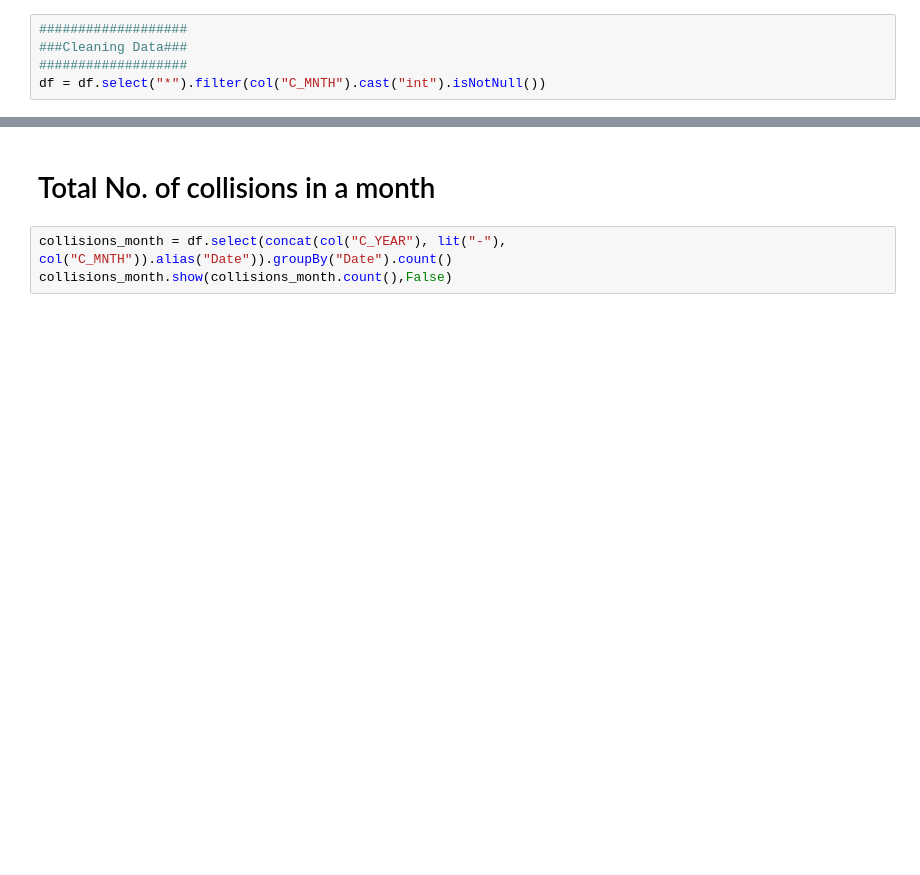
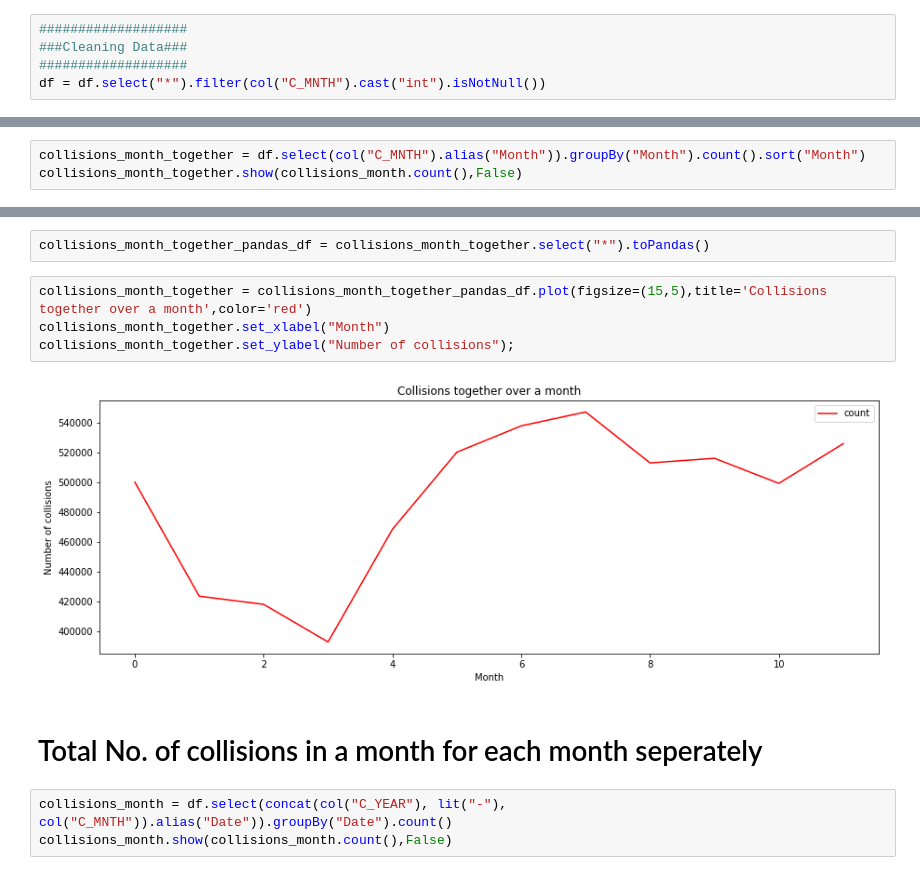
Before and after one commit to SinghGursimran/Analysis-of-Car-Accidents-in-Canada-using-PySpark, a Jupyter notebook: Analysis.ipynb, the cells around one changed output, grey strips where cells are left out. Cells and saved outputs as stored; diff of their text form; blank space fills up the shorter version.

Commit message:
Graphs

```diff
--- a/Analysis.ipynb
+++ b/Analysis.ipynb
@@ -59,0 +62,3 @@ df = df.select("*").filter(col("C_MNTH").cast("int").isNotNull())
+# %%
+collisions_month_together = df.select(col("C_MNTH").alias("Month")).groupBy("Month").count().sort("Month")
+collisions_month_together.show(collisions_month.count(),False)
@@ -60,5 +82,13 @@ df = df.select("*").filter(col("C_MNTH").cast("int").isNotNull())
+# %%
+collisions_month_together_pandas_df = collisions_month_together.select("*").toPandas()
+# %%
+collisions_month_together = collisions_month_together_pandas_df.plot(figsize=(15,5),title='Collisions together over a month',color='red')
+collisions_month_together.set_xlabel("Month")
+collisions_month_together.set_ylabel("Number of collisions");
+# %% [output]
+[figure, added]
 # %% [markdown]
-# Total No. of collisions in a month
+# Total No. of collisions in a month for each month seperately
 # %%
 collisions_month = df.select(concat(col("C_YEAR"), lit("-"), col("C_MNTH")).alias("Date")).groupBy("Date").count()
 collisions_month.show(collisions_month.count(),False)
```
Also changed, not shown: parts of 4 cells of this notebook, 2 other files.
